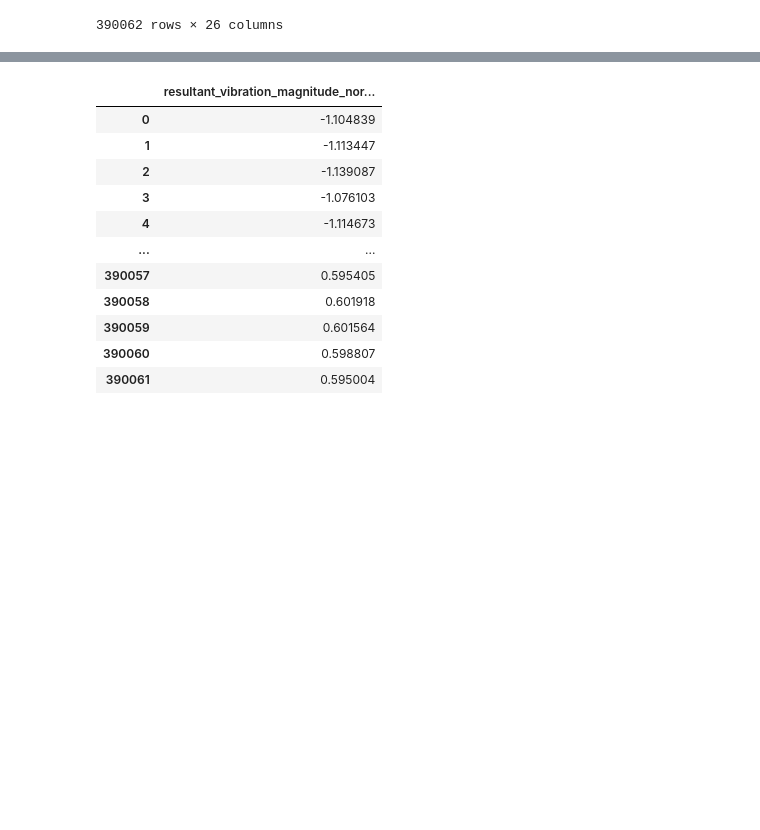
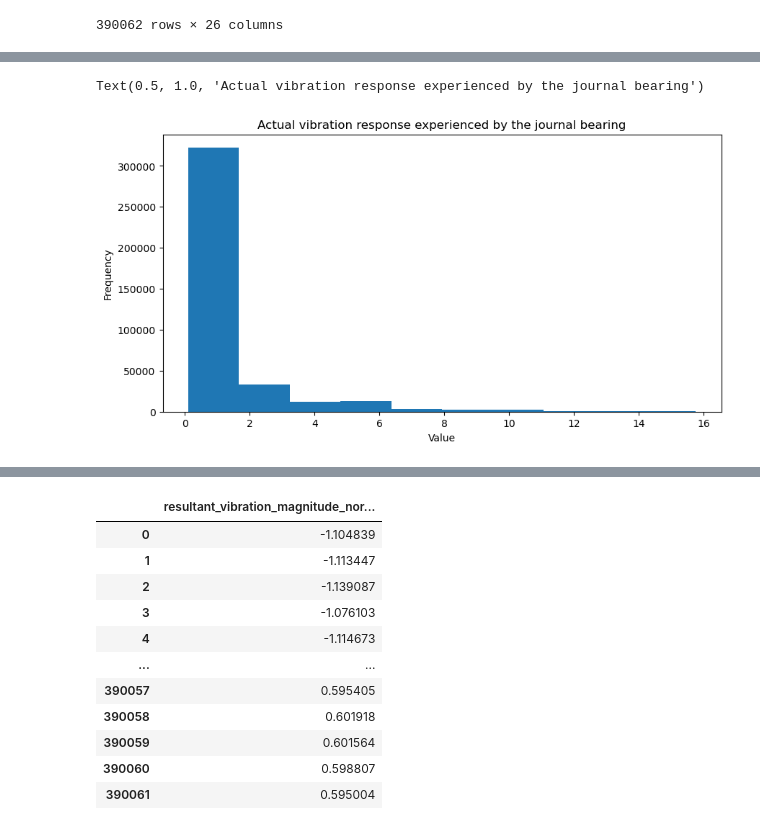
Before and after one commit to AtanasKolevNBU/PhD, a Jupyter notebook: notebooks/CSECS_2025/benchmark_model_ICE.ipynb, the cells around one changed output, grey strips where cells are left out. Drawn from its saved outputs; the diff is of its cells as text; code cells hidden in the pictures; blank space fills up the shorter version.

```diff
--- a/notebooks/CSECS_2025/benchmark_model_ICE.ipynb
+++ b/notebooks/CSECS_2025/benchmark_model_ICE.ipynb
@@ -47,0 +68,9 @@ df
+# %%
+plt.figure(figsize=(10, 5))
+plt.hist(df['Channel 3'])
+plt.xlabel('Value')
+plt.ylabel('Frequency')
+plt.title('Actual vibration response experienced by the journal bearing')
+# %% [output]
+Text(0.5, 1.0, 'Actual vibration response experienced by the journal bearing')
+[figure, added]
```
Also changed, not shown: parts of 4 cells of this notebook.
